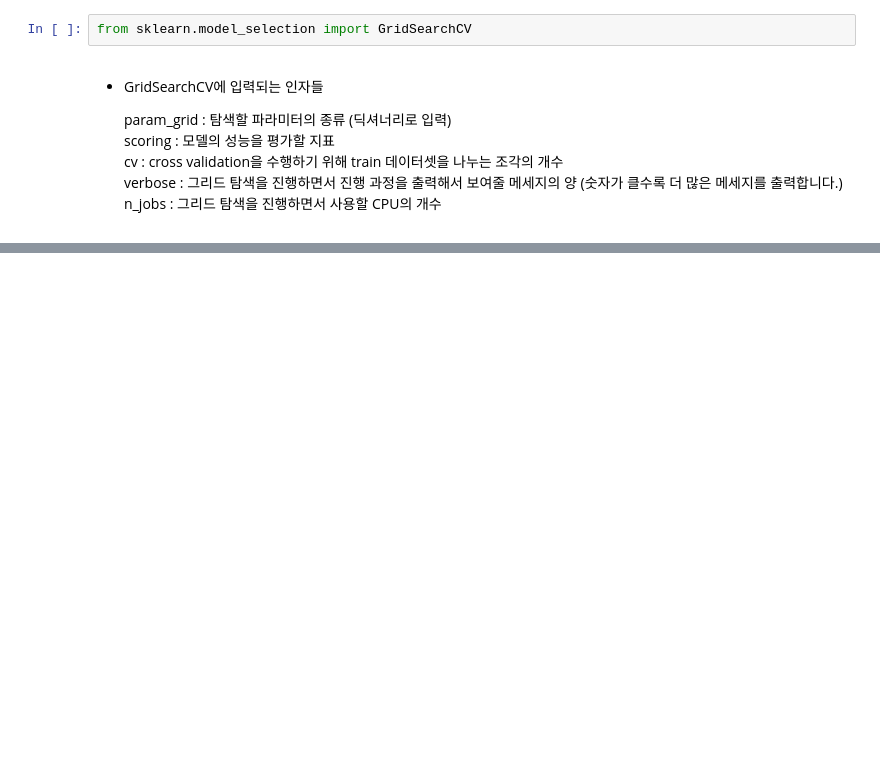
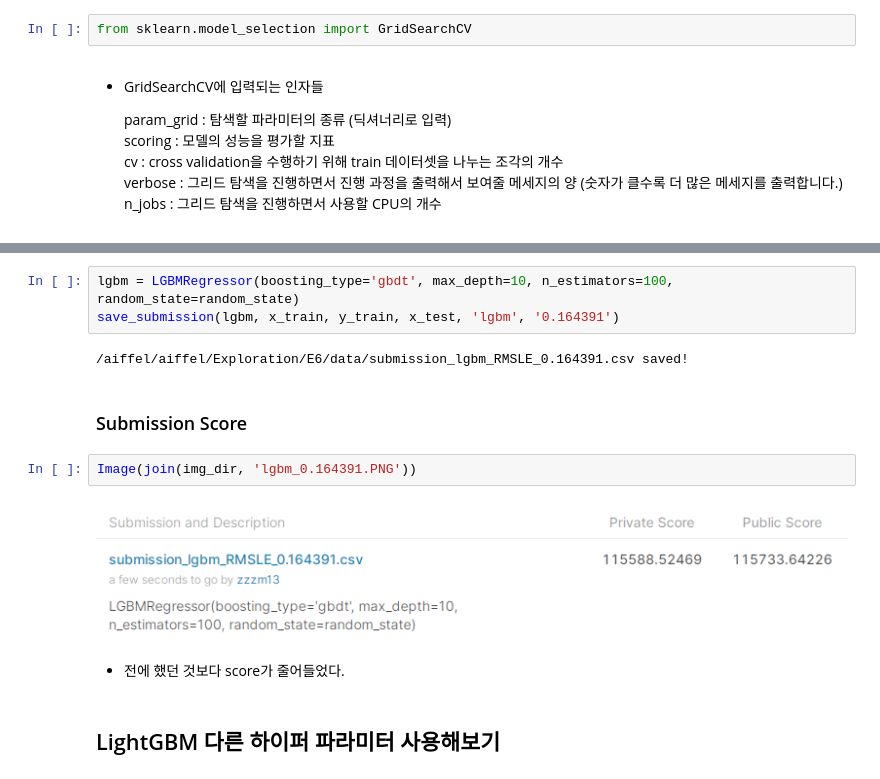
Before and after one commit to seungmiya13/LMS-Exploration, a Jupyter notebook: E6/kaggle_kakr_housing.ipynb, the cells around one changed output, grey strips where cells are left out. Saved outputs shown, nothing was run; the diff lists cells and outputs as text; blank space fills up the shorter version.

```diff
--- a/E6/kaggle_kakr_housing.ipynb
+++ b/E6/kaggle_kakr_housing.ipynb
@@ -616,0 +696,15 @@ save_submission(model, train, y, test, 'lgbm', rmsle='0.0168')
+# %%
+lgbm = LGBMRegressor(boosting_type='gbdt', max_depth=10, n_estimators=100, random_state=random_state)
+save_submission(lgbm, x_train, y_train, x_test, 'lgbm', '0.164391')
+# %% [output]
+/aiffel/aiffel/Exploration/E6/data/submission_lgbm_RMSLE_0.164391.csv saved!
+# %% [markdown]
+### Submission Score
+# %%
+Image(join(img_dir, 'lgbm_0.164391.PNG'))
+# %% [output]
+[figure, added]
+# %% [markdown]
+- 전에 했던 것보다 score가 줄어들었다.
+# %% [markdown]
+## LightGBM 다른 하이퍼 파라미터 사용해보기
```
Also changed, not shown: parts of 122 cells of this notebook, 23 other files.
